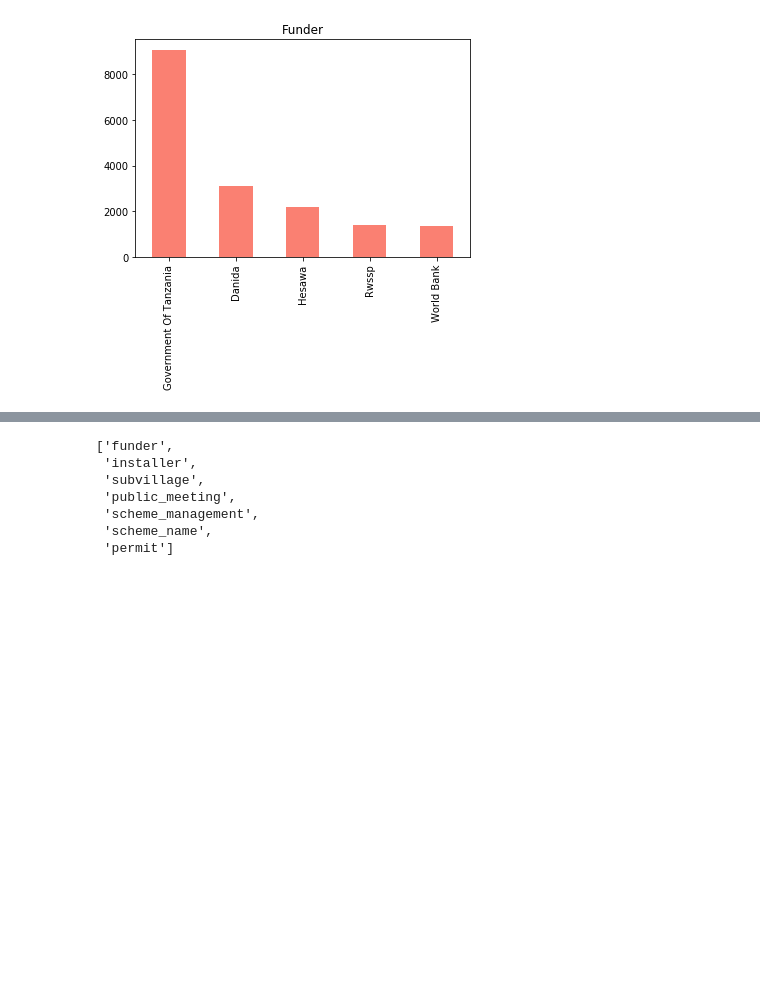
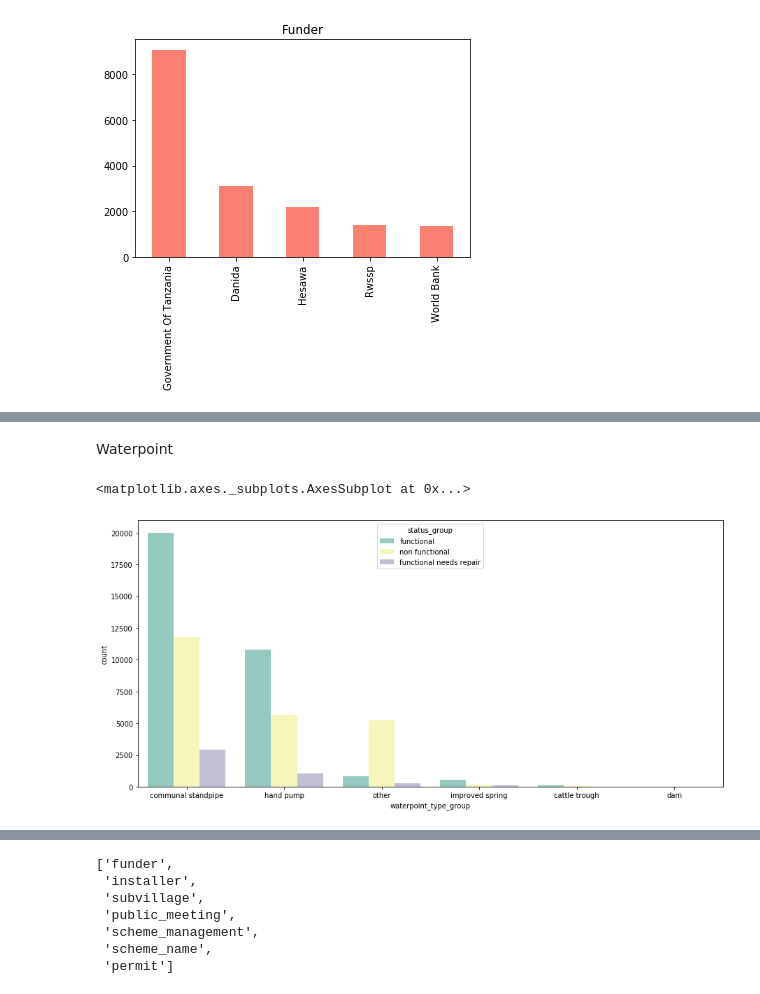
Before and after one commit to emilia329/PumpIt, a Jupyter notebook: WaterTanzia.ipynb, the cells around one changed output, grey strips where cells are left out. Drawn from its saved outputs; the diff is of its cells as text; code cells hidden in the pictures; blank space fills up the shorter version.

```diff
--- a/WaterTanzia.ipynb
+++ b/WaterTanzia.ipynb
@@ -116,0 +235,8 @@ Name: funder, dtype: int64
+# %% [markdown]
+Waterpoint
+# %%
+plt.figure(figsize=(15,7))
+sns.countplot(x='waterpoint_type_group', hue="status_group", data=df, palette ='Set3')
+# %% [output]
+<matplotlib.axes._subplots.AxesSubplot at 0x...>
+[figure, added]
```
Also changed, not shown: parts of 27 cells of this notebook.
